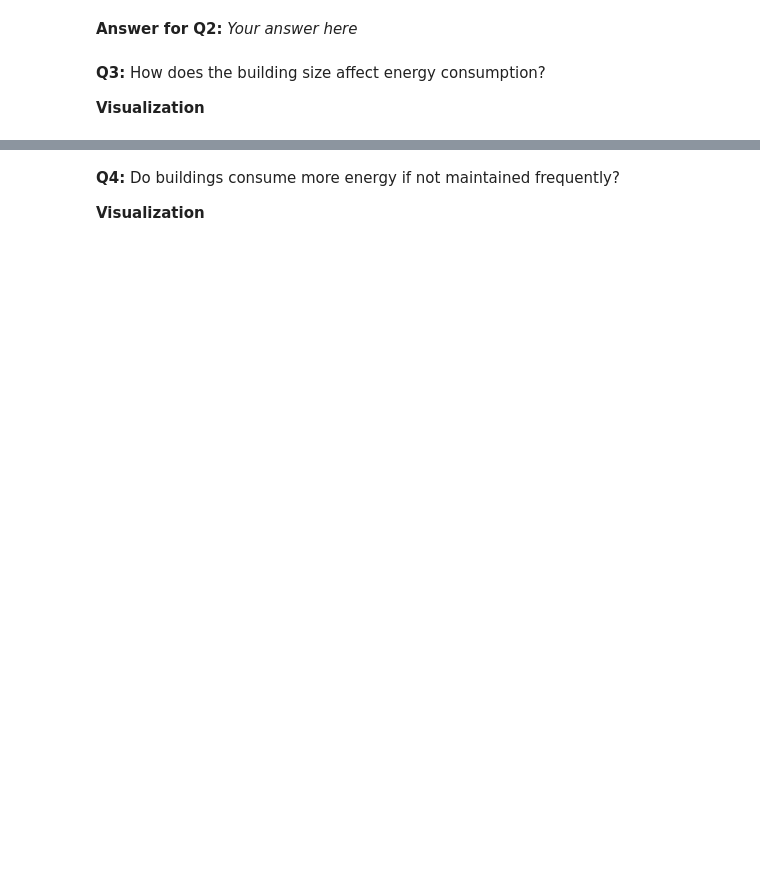
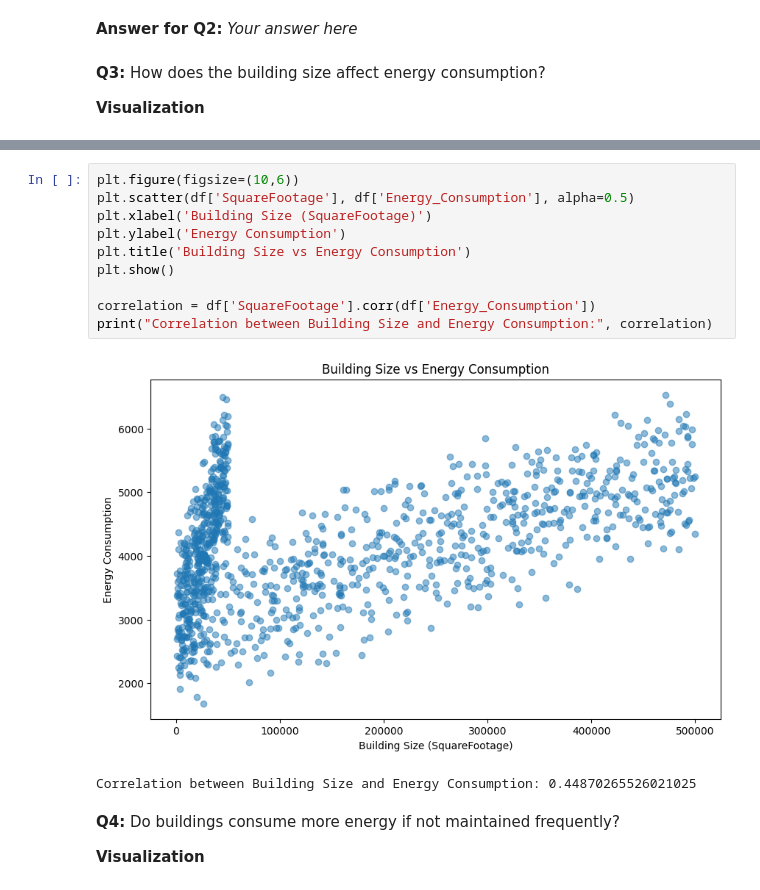
Before and after one commit to MohamedMahmoud-2003/Start, a Jupyter notebook: Regression_Mini-Project.ipynb, the cells around one changed output, grey strips where cells are left out. Cells and saved outputs as stored; diff of their text form; blank space fills up the shorter version.

```diff
--- a/Regression_Mini-Project.ipynb
+++ b/Regression_Mini-Project.ipynb
@@ -271,3 +305,16 @@ Which (on average) has the highest consumption?.
+# %%
+plt.figure(figsize=(10,6))
+plt.scatter(df['SquareFootage'], df['Energy_Consumption'], alpha=0.5)
+plt.xlabel('Building Size (SquareFootage)')
+plt.ylabel('Energy Consumption')
+plt.title('Building Size vs Energy Consumption')
+plt.show()
+
+correlation = df['SquareFootage'].corr(df['Energy_Consumption'])
+print("Correlation between Building Size and Energy Consumption:", correlation)
+# %% [output]
+[figure, added]
+Correlation between Building Size and Energy Consumption: 0.44870265526021025
 # %% [markdown]
 **Q4:** Do buildings consume more energy if not maintained frequently?
 
```
Also changed, not shown: parts of 23 cells of this notebook.
